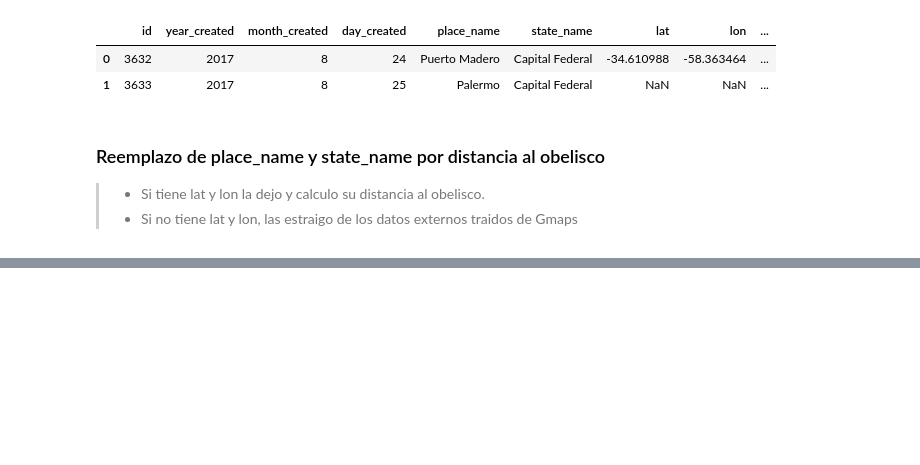
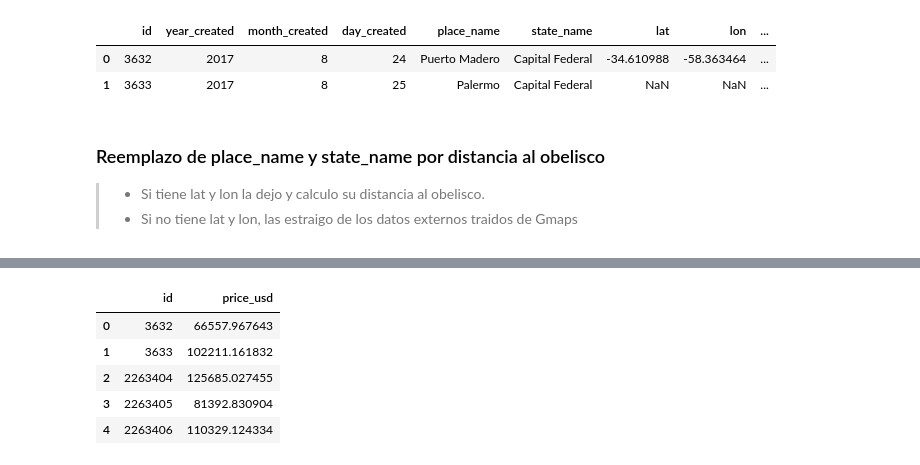
Before and after one commit to fpenovi/BArealEstatePricing, a Jupyter notebook: notebooks/02 - KNN_2nd_approach.ipynb, the cells around one changed output, grey strips where cells are left out. Saved outputs shown, nothing was run; the diff lists cells and outputs as text; code cells hidden in the pictures; blank space fills up the shorter version.

```diff
--- a/notebooks/02 - KNN_2nd_approach.ipynb
+++ b/notebooks/02 - KNN_2nd_approach.ipynb
@@ -248,0 +329,10 @@ with open('../data/predictions/2nd_acercamiento.csv', 'w') as outfile:
+# %%
+result = pd.DataFrame({'id':testIds, 'price_usd':predictions})
+result.head()
+# %% [output]
+|  | id | price_usd |
+| 0 | 3632 | 66557.967643 |
+| 1 | 3633 | 102211.161832 |
+| 2 | 2263404 | 125685.027455 |
+| 3 | 2263405 | 81392.830904 |
+| 4 | 2263406 | 110329.124334 |
```
Also changed, not shown: parts of 21 cells of this notebook.
